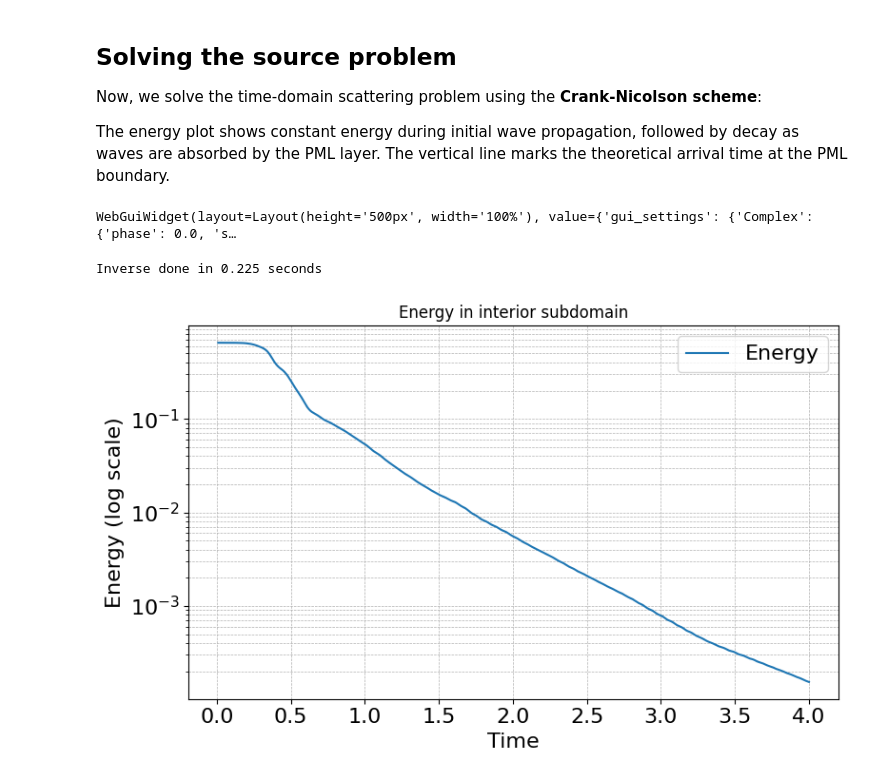
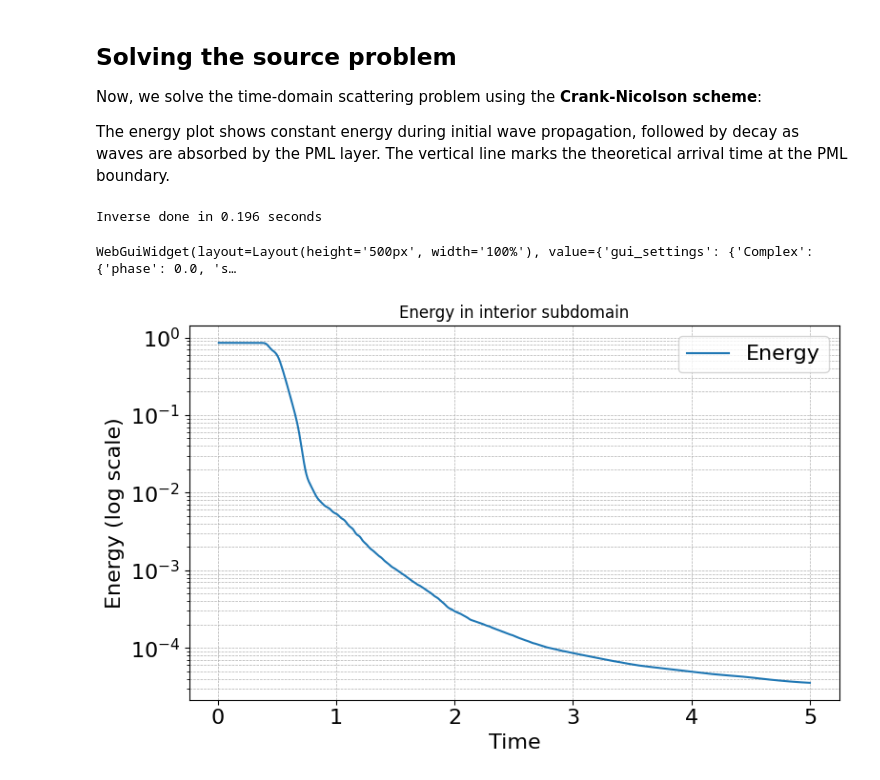
Before and after one commit to cpierer3/waves, a Jupyter notebook: _sources/scattering_starshaped.ipynb, the cells around one changed output. Saved outputs shown, nothing was run; the diff lists cells and outputs as text; code cells hidden in the pictures.

```diff
--- a/_sources/scattering_starshaped.ipynb
+++ b/_sources/scattering_starshaped.ipynb
@@ -16,7 +16,7 @@ from ngsolve.webgui import Draw
 import scipy as sc
 
 
-maxh = 0.2   #mesh-size
+maxh = 0.08   #mesh-size
 maxh_1d = 0.15   #mesh-size for 1d mesh
 order =  2     #fem order in interior domain
 order_1d = 3   #fem order for 1d radial coordinate
@@ -242,7 +242,7 @@ Now, we solve the time-domain scattering problem using the **Crank-Nicolson sche
 The energy plot shows constant energy during initial wave propagation, followed by decay as waves are absorbed by the PML layer. The vertical line marks the theoretical arrival time at the PML boundary.
 # %%
 tau = 0.01          # time-step
-tend = 4            # end time
+tend = 5            # end time
 
 A = 0.5      # height
 s = 0.05     # width
@@ -253,8 +253,11 @@ def crank_nickelson(u0, W1_form, W0_form):
     gfu = GridFunction(fes_prod)
     gfu.components[0].components[0].Set(u0)
 
-    scene = Draw(gfu.components[0].components[0],
-                 deformation=False, min= -0.05, max=0.2)
+    #scene = Draw(gfu.components[0].components[0],
+    #             deformation=False, min= -0.05, max=0.2)
+
+    #make time dependet function to plot afterwards all components
+    gfu_all = GridFunction(fes_int, multidim= 0)
 
     M1 = BilinearForm(W1_form + 0.5*tau*W0_form).Assemble().mat
     M2 = BilinearForm(W1_form - 0.5*tau*W0_form).Assemble().mat
@@ -272,43 +275,45 @@ def crank_nickelson(u0, W1_form, W0_form):
     for i in range(int(tend/tau)):
         gfu_old.Set(gfu.components[0].components[0])
         gfu.vec.data = M1_inv * (M2 * gfu.vec)
-        gfus.AddMultiDimComponent(gfu.components[0].components[0].vec.data)
 
+        gfu_all.AddMultiDimComponent(gfu.components[0].components[0].vec.data)
         e = abs(Integrate(gfu_t**2, mesh)) + abs(Integrate(grad(gfu.components[0].components[0])**2, mesh) )
         norm.append(sqrt(abs(Integrate(gfu.components[0].components[0]**2,mesh)))+sqrt(abs(Integrate(grad(gfu.components[0].components[0])**2, mesh))))
         energy.append(e)
         time_list.append((i+1)*tau)
-        scene.Redraw()
+        #scene.Redraw()
         #sleep(0.1)
+
+    Draw(gfu_all, mesh, min = -0.05, max = 0.2, animate=True)
 
     plt.figure(figsize=(8,5))
     plt.semilogy(time_list, energy, label="Energy")
     plt.xlabel("Time", fontsize=16)
     plt.ylabel("Energy (log scale)", fontsize=16)
     plt.title("Energy in interior subdomain")
     plt.legend(fontsize=16)
     plt.grid(True, which="both", ls="--", lw=0.5)
     plt.tick_params(axis='both', which='major', labelsize=16)
     plt.tight_layout()
     plt.show()
 
     # plot H1-norm of solution in interior domain
 
     # plt.figure(figsize=(8,5))
     # plt.semilogy(time_list, norm, label="H1-Norm")
     # plt.axvline(x=0.55, color='red', linestyle='--')
     # plt.xlabel("Time", fontsize=16)
     # plt.ylabel("H1-Norm (log scale)", fontsize=16)
     # plt.title("H1-Norm of solution in interior subdomain")
     # plt.legend(fontsize=16)
     # plt.grid(True, which="both", ls="--", lw=0.5)
     # plt.tick_params(axis='both', which='major', labelsize=16)
     # plt.tight_layout()
     # plt.show()
 
     return energy, time_list
 _ =crank_nickelson(u0=u0, W1_form=W1_form,W0_form=W0_form)
 # %% [output]
-WebGuiWidget(layout=Layout(height='500px', width='100%'), value={'gui_settings': {'Complex': {'phase': 0.0, 's…
+Inverse done in 0.196 seconds
-Inverse done in 0.225 seconds
+WebGuiWidget(layout=Layout(height='500px', width='100%'), value={'gui_settings': {'Complex': {'phase': 0.0, 's…
-[figure, old version]
+[figure, new version]
```
Also changed, not shown: parts of 1 cell of this notebook, 20 other files.
